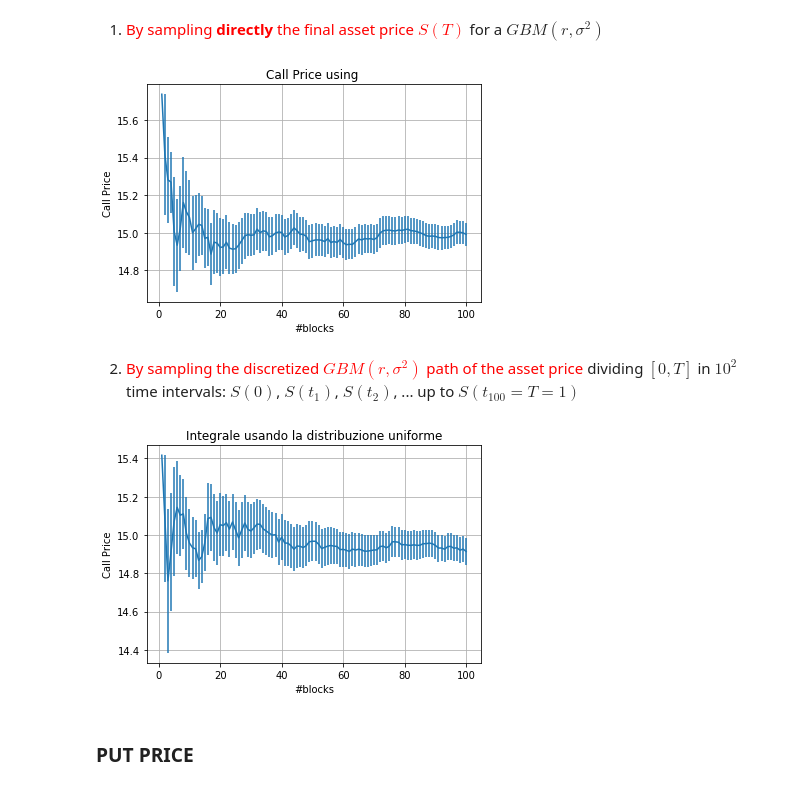
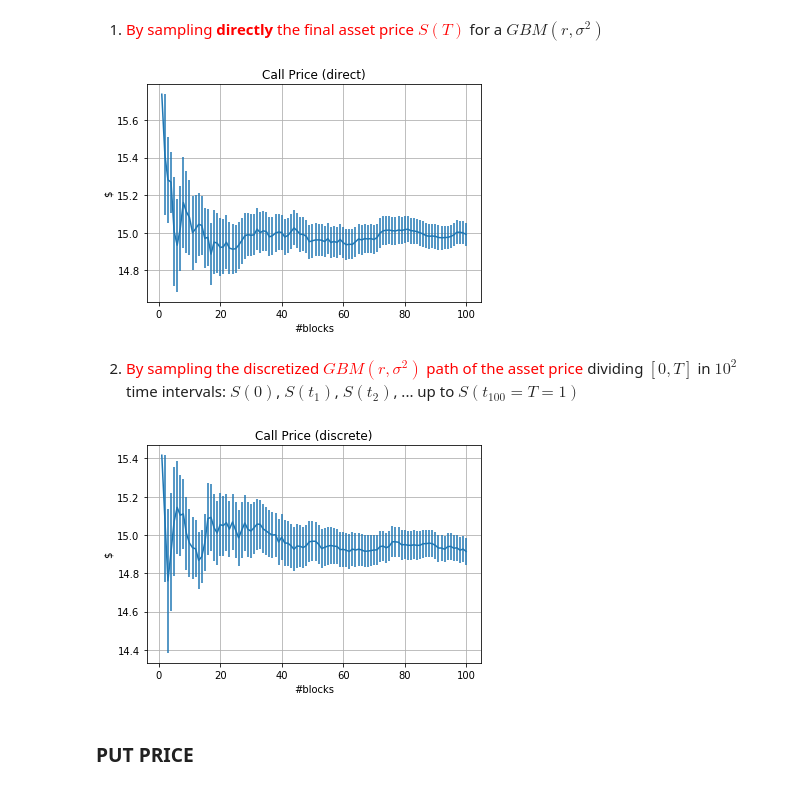
Before and after one commit to rcote98/LSN_exercise_delivery, a Jupyter notebook: esercitazione3/esercitazione3.ipynb, the cells around one changed output. Drawn from its saved outputs; the diff is of its cells as text; code cells hidden in the pictures.

```diff
--- a/esercitazione3/esercitazione3.ipynb
+++ b/esercitazione3/esercitazione3.ipynb
@@ -51,13 +51,13 @@ import numpy as np
 block, sum_prog, std  = np.loadtxt("call_direct.csv", delimiter=",", unpack='true', skiprows=1)
 # %%
 plt.errorbar(block,sum_prog,yerr=std)
-plt.title("Call Price using ")
+plt.title("Call Price (direct)")
 plt.xlabel('#blocks')
-plt.ylabel('Call Price')
+plt.ylabel('$')
 plt.grid(True)
 plt.show()
 # %% [output]
-[figure, old version]
+[figure, new version]
 # %% [markdown]
 2. <span style="color:red"> By sampling the discretized $GBM(r,\sigma^2)$ path of the asset price</span>
 dividing $[0,T]$ in $10^2$ time intervals: $S(0)$, $S(t_1)$, $S(t_2)$, ... up to $S(t_{100}=T=1)$
@@ -65,13 +65,13 @@ dividing $[0,T]$ in $10^2$ time intervals: $S(0)$, $S(t_1)$, $S(t_2)$, ... up to
 block, sum_prog, std  = np.loadtxt("call_discrete.csv", delimiter=",", unpack='true', skiprows=1)
 # %%
 plt.errorbar(block,sum_prog,yerr=std)
-plt.title("Integrale usando la distribuzione uniforme")
+plt.title("Call Price (discrete)")
 plt.xlabel('#blocks')
-plt.ylabel('Call Price')
+plt.ylabel('$')
 plt.grid(True)
 plt.show()
 # %% [output]
-[figure, old version]
+[figure, new version]
 # %% [markdown]
 ### PUT PRICE
 # %% [markdown]
```
Also changed, not shown: parts of 2 cells of this notebook, 1 other file.
